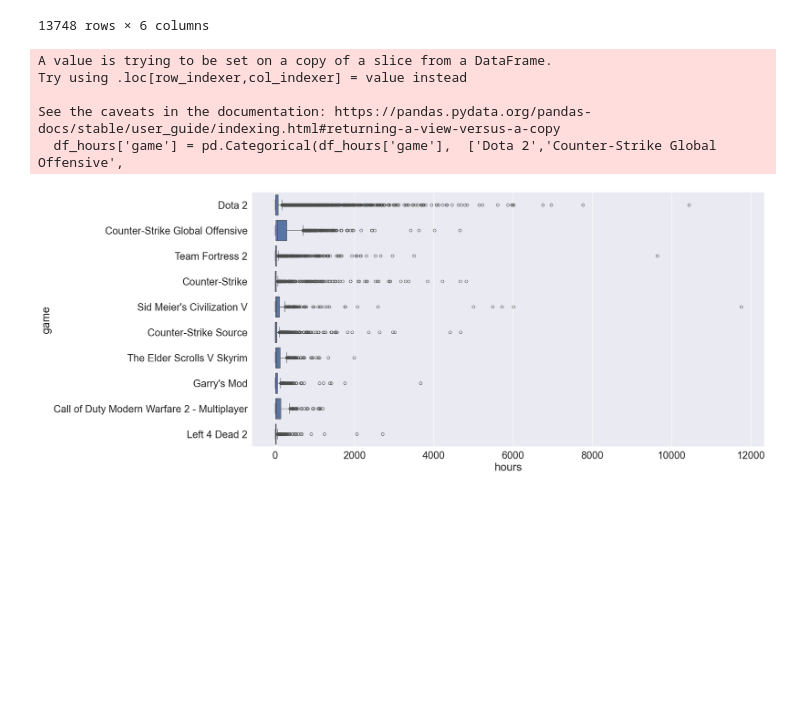
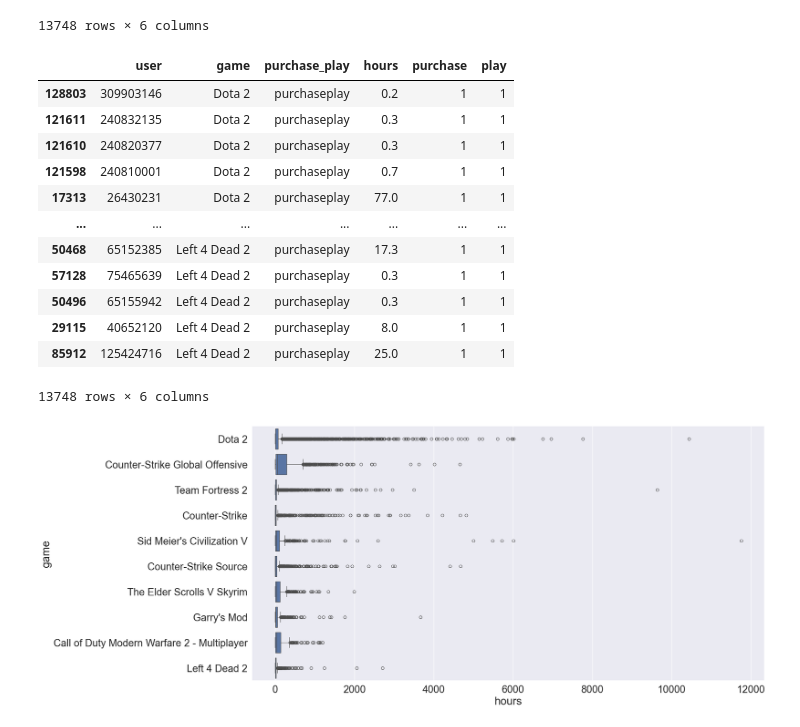
Before and after one commit to rajdeinno/recommedation-system, a Jupyter notebook: data_eda.ipynb, the cells around one changed output. Drawn from its saved outputs; the diff is of its cells as text; code cells hidden in the pictures; blank space fills up the shorter version.

```diff
--- a/data_eda.ipynb
+++ b/data_eda.ipynb
@@ -136,16 +171,25 @@ df_hours
 # %%
 df_hours['game'] = pd.Categorical(df_hours['game'],  ['Dota 2','Counter-Strike Global Offensive',
                                                       'Team Fortress 2','Counter-Strike',"Sid Meier's Civilization V",
                                                       'Counter-Strike Source', 'The Elder Scrolls V Skyrim',
                                                       "Garry's Mod",'Call of Duty Modern Warfare 2 - Multiplayer',
                                                       'Left 4 Dead 2'])
 df_hours = df_hours.sort_values("game")
+df_hours
 # %% [output]
+|  | user | game | purchase_play | hours | purchase | play |
+| 128803 | 309903146 | Dota 2 | purchaseplay | 0.2 | 1 | 1 |
+| 121611 | 240832135 | Dota 2 | purchaseplay | 0.3 | 1 | 1 |
+| 121610 | 240820377 | Dota 2 | purchaseplay | 0.3 | 1 | 1 |
+| 121598 | 240810001 | Dota 2 | purchaseplay | 0.7 | 1 | 1 |
+| 17313 | 26430231 | Dota 2 | purchaseplay | 77.0 | 1 | 1 |
+| ... | ... | ... | ... | ... | ... | ... |
+| 50468 | 65152385 | Left 4 Dead 2 | purchaseplay | 17.3 | 1 | 1 |
+| 57128 | 75465639 | Left 4 Dead 2 | purchaseplay | 0.3 | 1 | 1 |
+| 50496 | 65155942 | Left 4 Dead 2 | purchaseplay | 0.3 | 1 | 1 |
+| 29115 | 40652120 | Left 4 Dead 2 | purchaseplay | 8.0 | 1 | 1 |
+| 85912 | 125424716 | Left 4 Dead 2 | purchaseplay | 25.0 | 1 | 1 |
-A value is trying to be set on a copy of a slice from a DataFrame.
-Try using .loc[row_indexer,col_indexer] = value instead
-
-See the caveats in the documentation: https://pandas.pydata.org/pandas-docs/stable/user_guide/indexing.html#returning-a-view-versus-a-copy
-  df_hours['game'] = pd.Categorical(df_hours['game'],  ['Dota 2','Counter-Strike Global Offensive',
+13748 rows × 6 columns
 # %%
 plt.figure(figsize=(20,10))
 # plt.title('Boxplot: Top 10 most played games based on Total no. of Hours')
```
Also changed, not shown: parts of 3 cells of this notebook, 4 other files.
